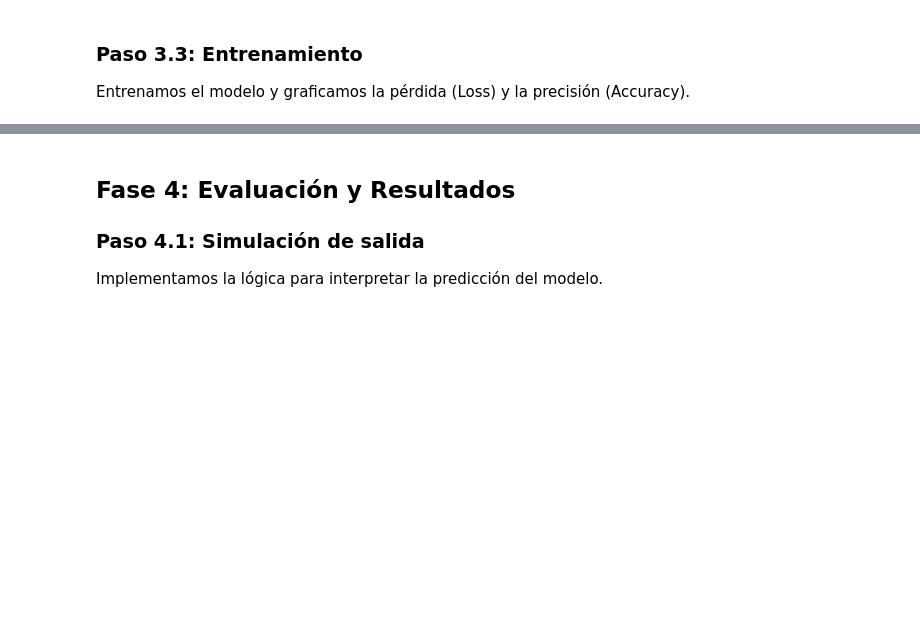
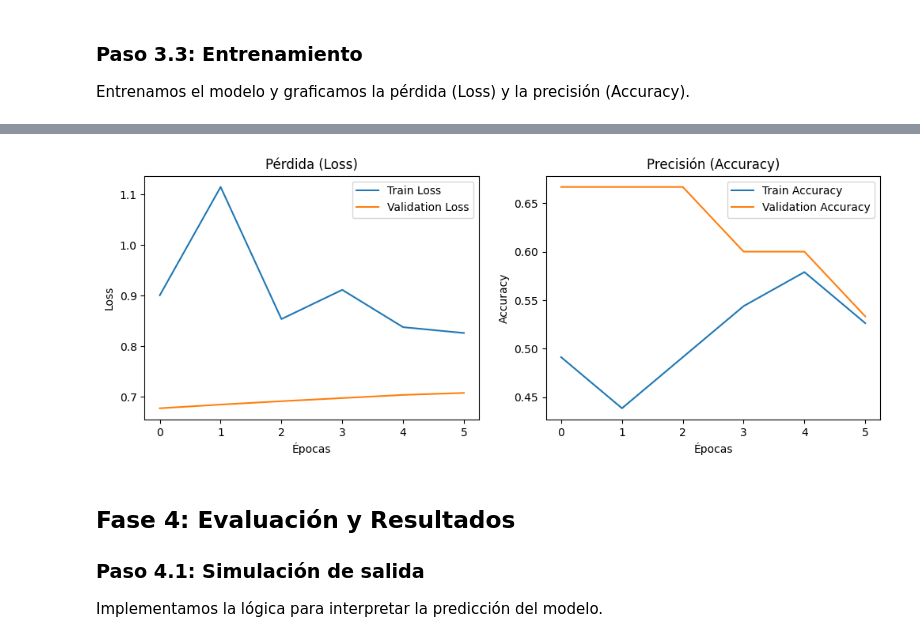
Before and after one commit to EmmanuelC-137/Mineria_de_datos, a Jupyter notebook: Proyecto_mineria.ipynb, the cells around one changed output, grey strips where cells are left out. Saved outputs shown, nothing was run; the diff lists cells and outputs as text; code cells hidden in the pictures; blank space fills up the shorter version.

```diff
--- a/Proyecto_mineria.ipynb
+++ b/Proyecto_mineria.ipynb
@@ -319,3 +432,48 @@ Accuracy validación: 0.3571
+# %%
+# GRÁFICAS DE LOSS Y ACCURACY
+
+
+plt.figure(figsize=(12,4))
+
+# Gráfica Loss
+plt.subplot(1,2,1)
+
+plt.plot(
+    historia.history['loss'],
+    label='Train Loss'
+)
+
+plt.plot(
+    historia.history['val_loss'],
+    label='Validation Loss'
+)
+
+plt.title('Pérdida (Loss)')
+plt.xlabel('Épocas')
+plt.ylabel('Loss')
+plt.legend()
+
+# Gráfica Accuracy
+plt.subplot(1,2,2)
+
+plt.plot(
+    historia.history['accuracy'],
+    label='Train Accuracy'
+)
+
+plt.plot(
+    historia.history['val_accuracy'],
+    label='Validation Accuracy'
+)
+
+plt.title('Precisión (Accuracy)')
+plt.xlabel('Épocas')
+plt.ylabel('Accuracy')
+plt.legend()
+
+plt.show()
+# %% [output]
+[figure, added]
 # %% [markdown]
 <a id='fase4'></a>
 ## Fase 4: Evaluación y Resultados
```
Also changed, not shown: parts of 14 cells of this notebook.
